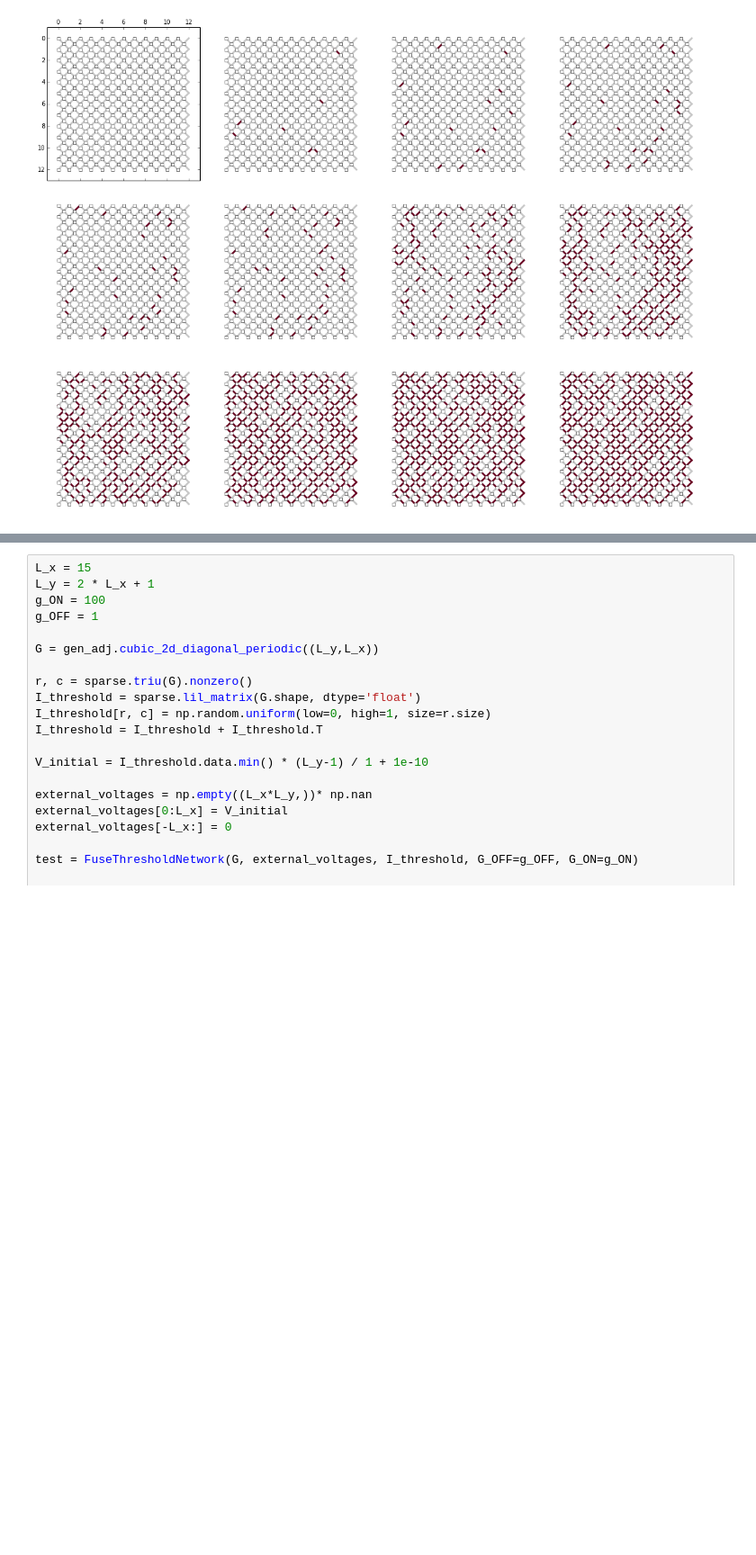
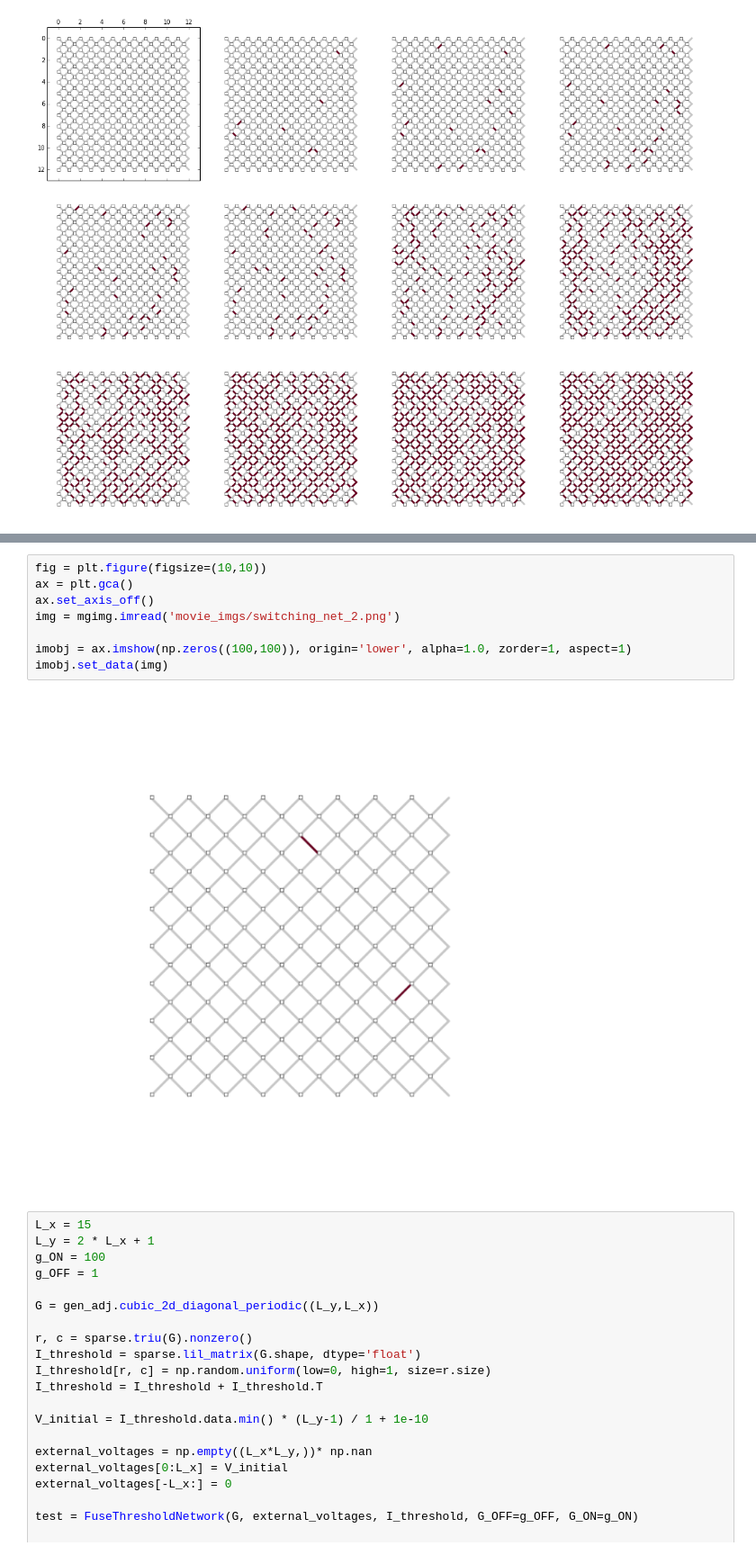
Before and after one commit to forrestsheldon/memNets, a Jupyter notebook: Fuse_Threshold_Network.ipynb, the cells around one changed output, grey strips where cells are left out. Shown at 90% size. Cells and saved outputs as stored; diff of their text form; blank space fills up the shorter version.

```diff
--- a/Fuse_Threshold_Network.ipynb
+++ b/Fuse_Threshold_Network.ipynb
@@ -791,3 +834,13 @@ ax[2].plot(voltages)
+# %%
+fig = plt.figure(figsize=(10,10))
+ax = plt.gca()
+ax.set_axis_off()
+img = mgimg.imread('movie_imgs/switching_net_2.png')
+
+imobj = ax.imshow(np.zeros((100,100)), origin='lower', alpha=1.0, zorder=1, aspect=1)
+imobj.set_data(img)
+# %% [output]
+[figure, added]
 # %%
 L_x = 15
 L_y = 2 * L_x + 1
```
Also changed, not shown: parts of 3 cells of this notebook.
